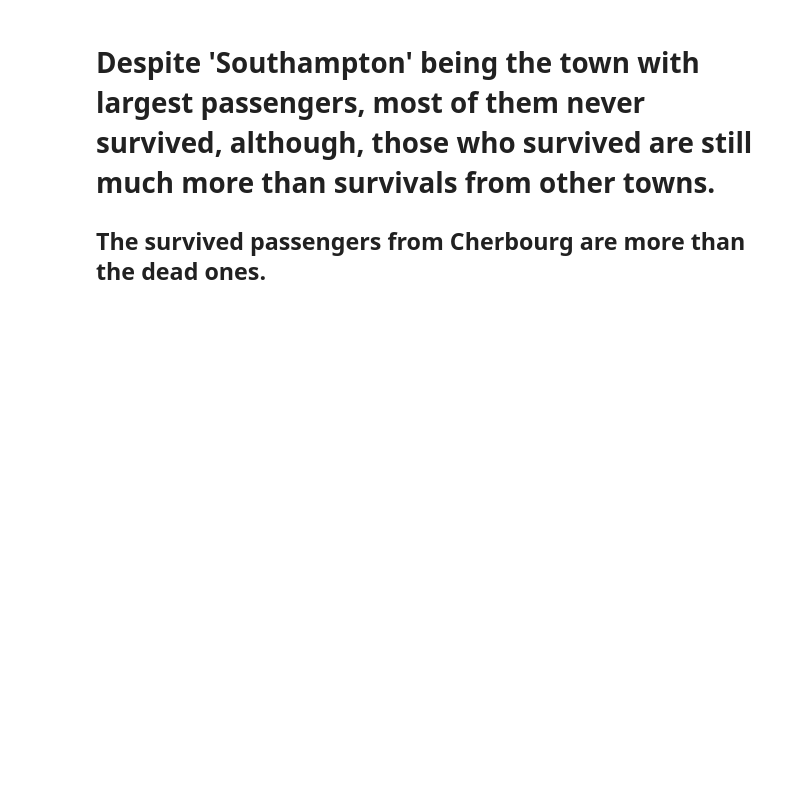
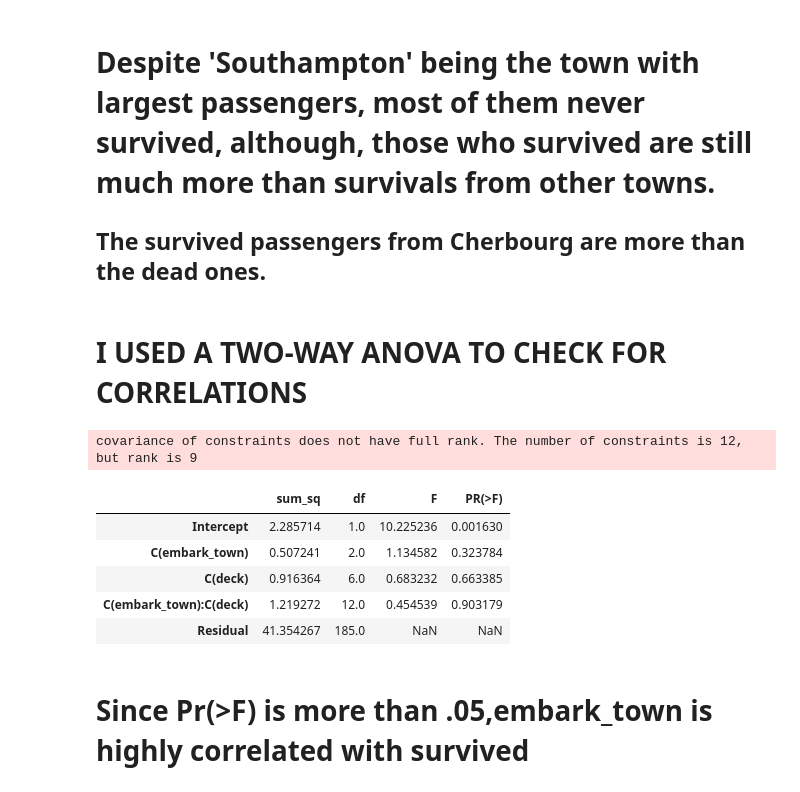
Before and after one commit to ultranet1/SURVIVAL-EDA-OF-TITANIC_SHIP-with-python, a Jupyter notebook: Deck, Town & survival EDA of Titanic, .ipynb, the cells around one changed output. Saved outputs shown, nothing was run; the diff lists cells and outputs as text; code cells hidden in the pictures; blank space fills up the shorter version.

```diff
--- a/Deck, Town & survival EDA of Titanic, .ipynb
+++ b/Deck, Town & survival EDA of Titanic, .ipynb
@@ -208,3 +208,5 @@ Pass the following variable as a keyword arg: x. From version 0.12, the only val
 # Despite 'Southampton' being the town with largest passengers, most of them never survived, although, those who survived are still much more than survivals from other towns.
 
 ## The survived passengers from Cherbourg are more than the dead ones.
+# %% [markdown]
+# I USED A TWO-WAY ANOVA TO CHECK FOR CORRELATIONS
@@ -210,0 +216,13 @@ Pass the following variable as a keyword arg: x. From version 0.12, the only val
+# %%
+two_anova=ols('survived ~ C(embark_town)  + C(deck) + C(embark_town):C(deck)', data=trim_d).fit()
+sm.stats.anova_lm(two_anova, typ=3)
+# %% [output]
+covariance of constraints does not have full rank. The number of constraints is 12, but rank is 9
+|  | sum_sq | df | F | PR(>F) |
+| Intercept | 2.285714 | 1.0 | 10.225236 | 0.001630 |
+| C(embark_town) | 0.507241 | 2.0 | 1.134582 | 0.323784 |
+| C(deck) | 0.916364 | 6.0 | 0.683232 | 0.663385 |
+| C(embark_town):C(deck) | 1.219272 | 12.0 | 0.454539 | 0.903179 |
+| Residual | 41.354267 | 185.0 | NaN | NaN |
+# %% [markdown]
+# Since Pr(>F)  is more than .05,embark_town is highly correlated with survived
```
Also changed, not shown: parts of 1 cell of this notebook.
